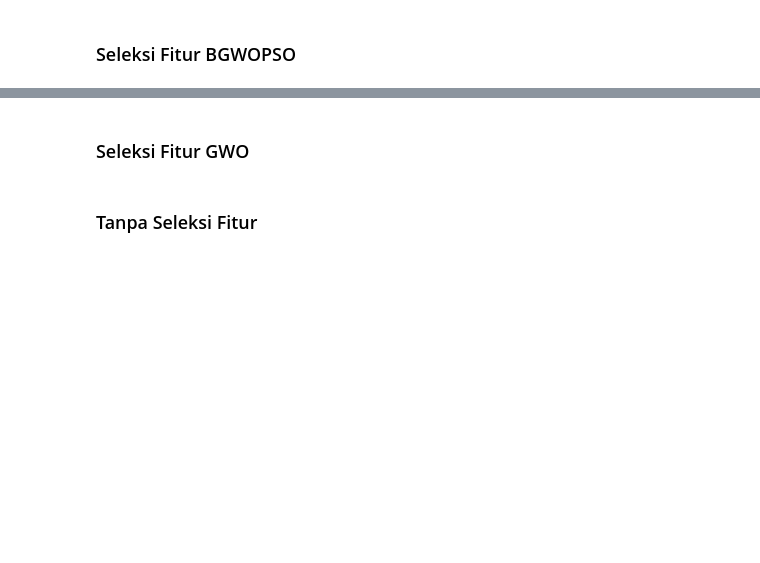
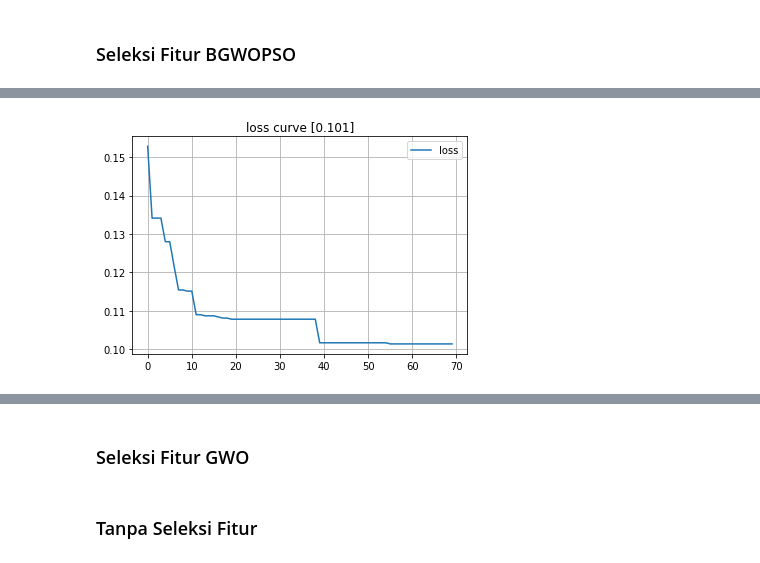
Before and after one commit to puding-yum/predicting-employee-turnover, a Jupyter notebook: pengolahan_data.ipynb, the cells around one changed output, grey strips where cells are left out. Drawn from its saved outputs; the diff is of its cells as text; code cells hidden in the pictures; blank space fills up the shorter version.

```diff
--- a/pengolahan_data.ipynb
+++ b/pengolahan_data.ipynb
@@ -62,13 +42,12 @@ print(objectList)
 # %%
-
 le = LabelEncoder()
 data_encoded = data.copy()
 
 for object in objectList:
     le.fit(data[object])
     data_encoded[object] = le.transform(data[object])
-    pickle.dump(le, open('./model/encode/{}.pkl'.format(object), 'wb'))
+    # pickle.dump(le, open('./model/encode/{}.pkl'.format(object), 'wb'))
 
 # data.to_csv("./data/data_encoded.csv", index=False)
 # pickle.dump(scaler, open('./model/minmaxscaler.pkl', 'wb'))
-data_encoded
+# data_encoded
@@ -97,6 +60,6 @@ data_normalized = data.copy()
 for column in data_encoded.columns:
     scaler.fit(data_encoded[column].values.reshape(-1,1))
     data_normalized[column] = scaler.transform(data_encoded[column].values.reshape(-1,1))
-    pickle.dump(scaler, open('./model/scale/{}.pkl'.format(column), 'wb'))
-data_normalized.to_csv("./data/data_normalized.csv", index=False)
-data_normalized
+#     pickle.dump(scaler, open('./model/scale/{}.pkl'.format(column), 'wb'))
+# data_normalized.to_csv("./data/data_normalized.csv", index=False)
+# data_normalized
@@ -184,0 +120,4 @@ print(selected_features_bgwopso)
+# %%
+optimizer_bgwopso.plot_curve()
+# %% [output]
+[figure, added]
```
Also changed, not shown: parts of 27 cells of this notebook, 38 other files.
